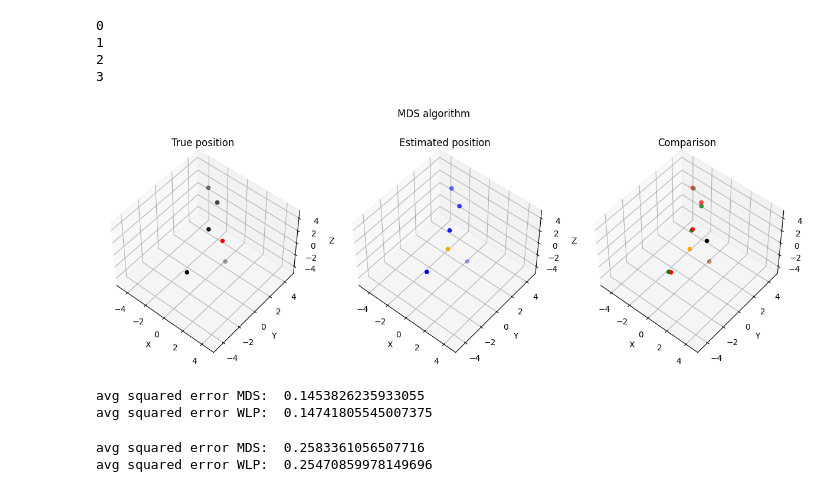
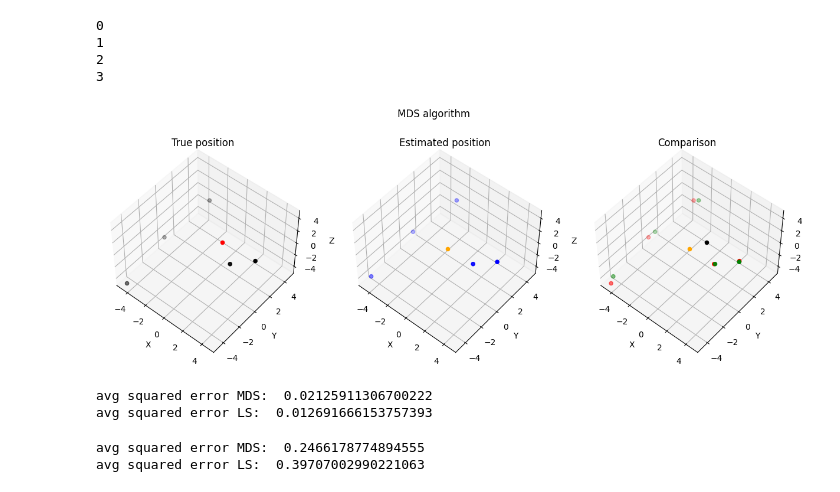
Before and after one commit to oselin/drone-pose-estimation, a Jupyter notebook: src/iq_sim/scripts/multi-test.ipynb, the cells around one changed output. Cells and saved outputs as stored; diff of their text form; code cells hidden in the pictures.

```diff
--- a/src/iq_sim/scripts/multi-test.ipynb
+++ b/src/iq_sim/scripts/multi-test.ipynb
@@ -86,37 +86,37 @@ for moves in range(4):
         true_pos += dist * true_dir_z()
         step3_coords = np.hstack([step3_coords,np.vstack(true_pos)])
         ANCHOR4 = np.vstack(np.array([1,1,1]))
         ANCHOR4_T = np.vstack(true_pos)
         X = np.hstack([ANCHOR4_T,np.delete(X,0,1)])
         DM4  = distance_matrix(X) + noise(mean=mean, std=sigma, shape=N_DRONES+1)
 
 # Assemble the distance information in one unique matrix
 DM = combine_matrices(DM1, DM2, DM3, DM4, ANCHOR1, ANCHOR2, ANCHOR3, ANCHOR4)
 
 # Store the anchor and virtual anchors position into a coordinates array
 anchor_pos = np.hstack([ANCHOR1, ANCHOR2, ANCHOR3, ANCHOR4])
 
 # Estimate the fleet coordinates
 X_hat_mds = MDS(DM, anchor_pos)
-X_hat_ls = LS(DM, anchor_pos)
+X_hat_ls = LSM(DM, anchor_pos)
 
 # Plot the scenario
 #plot_uavs(true_coords=X, estimated_coords=X_hat_mds)
 plot_uavs(true_coords=X, estimated_coords=X_hat_ls)
 
 mds_sq_err = (X-X_hat_mds)
 LS_sq_err = (X-X_hat_ls)
 
 print("avg squared error MDS: ",np.average(mds_sq_err))
 print("avg squared error LS: ",np.average(LS_sq_err))
 # %% [output]
 0
 1
 2
 3
-[figure, old version]
+[figure, new version]
-avg squared error MDS:  0.1453826235933055
-avg squared error WLP:  0.14741805545007375
+avg squared error MDS:  0.02125911306700222
+avg squared error LS:  0.012691666153757393
 # %%
 step1_coords = [[0],[0],[0]]
 step2_coords = [[0],[0],[0]]
@@ -178,7 +178,7 @@ for cnt in range(100):
 
     # Estimate the fleet coordinates
     X_hat_mds = MDS(DM, anchor_pos)
-    X_hat_ls = LS(DM, anchor_pos)
+    X_hat_ls = LSM(DM, anchor_pos)
 
 
     # compute squared error
@@ -191,8 +191,8 @@ for cnt in range(100):
 print("avg squared error MDS: ",np.average(MDS_err))
 print("avg squared error LS: ",np.average(LS_err))
 # %% [output]
-avg squared error MDS:  0.2583361056507716
-avg squared error WLP:  0.25470859978149696
+avg squared error MDS:  0.2466178774894555
+avg squared error LS:  0.39707002990221063
 # %%
 # Sample data (replace this with your own 3D data)
 x = np.hstack([step1_coords[0],step2_coords[0],step3_coords[0]])
```
Also changed, not shown: 1 other file.
